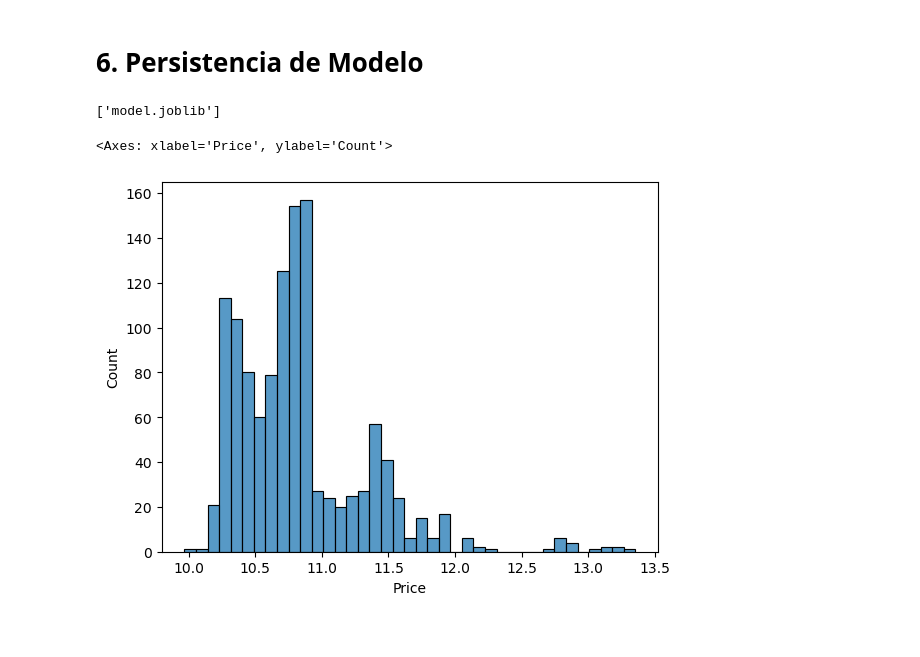
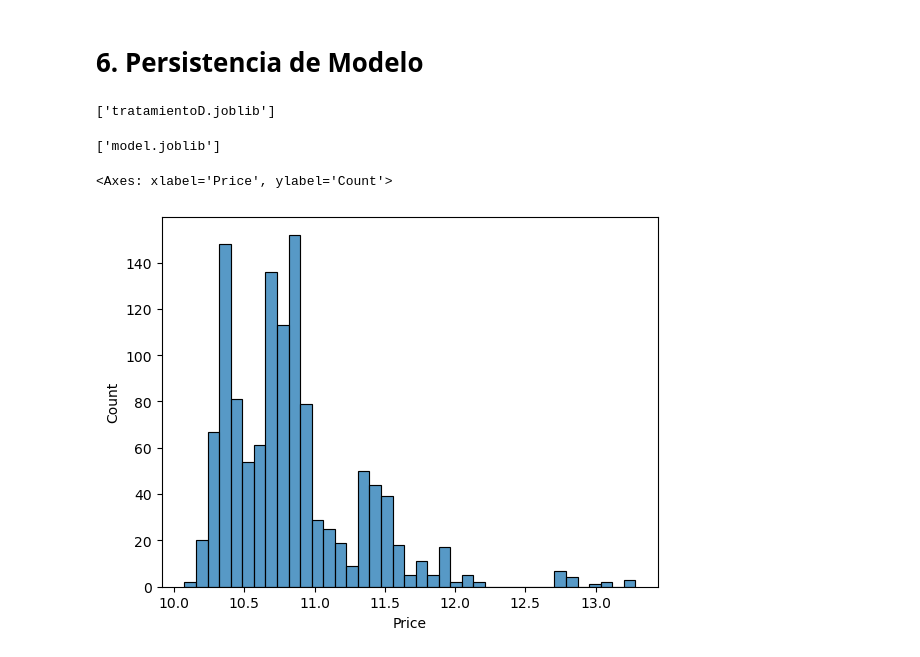
Before and after one commit to jf-garciam1/Lab-BI, a Jupyter notebook: Lab2/Lab2.ipynb, the cells around one changed output. Drawn from its saved outputs; the diff is of its cells as text; code cells hidden in the pictures.

Commit message:
agregado pipeline TD y archivo .joblib

```diff
--- a/Lab2/Lab2.ipynb
+++ b/Lab2/Lab2.ipynb
@@ -500,2 +550,13 @@ Quitar NaN
 # %% [markdown]
 # 4. Pipelines
+# %%
+# Crear la pipeline
+pipelineTD = Pipeline([
+    ("clip_columns", clip_columns_step),
+    ("replace_gpu_brand", replace_gpu_brand_step),
+    ("handle_nan", handle_nan_step),
+    ("Mape", map_gpu_brand_step),
+    ("remove_duplicates", remove_duplicates_step)
+])
+# %%
+df_pcT=pipelineTD.fit_transform(df_pc)
@@ -543,12 +616,12 @@ df_pc
 # %%
 # Calcular el valor mínimo y máximo de cada columna
 columnas_numericas = ["Weight","Ppi"]
-minimo = df_pc[columnas_numericas].min()
-maximo = df_pc[columnas_numericas].max()
+minimo = df_pcT[columnas_numericas].min()
+maximo = df_pcT[columnas_numericas].max()
 
 # Normalizar las columnas
-df_pc[columnas_numericas] = (df_pc[columnas_numericas] - minimo) / (maximo - minimo)
-df_pc
+df_pcT[columnas_numericas] = (df_pcT[columnas_numericas] - minimo) / (maximo - minimo)
+df_pcT
 # %% [output]
 |  | id | Company | TypeName | Ram | Weight | Price | TouchScreen | Ips | Ppi | Cpu_brand | ... |
 | 0 | 704 | Lenovo | Notebook | 4 | 0.191759 | 10.084809 | 0 | 0 | 0.031903 | Intel Core i3 | ... |
@@ -871,3 +966,7 @@ En este caso, podemos decir que se cumple de cierta manera el critero ya que par
+# %%
+dump(pipelineTD,filename)
+# %% [output]
+['tratamientoD.joblib']
 # %%
 filename = "model.joblib"
 # %%
@@ -877,9 +976,9 @@ dump(pipeline, filename)
 # %%
 pipeline_loaded = load(filename)
 # %%
-df_pc['Price'] = pipeline_loaded.predict(df_pc[features])
+df_pcT['Price'] = pipeline_loaded.predict(df_pcT[features])
 # %%
-sns.histplot(df_pc['Price'])
+sns.histplot(df_pcT['Price'])
 # %% [output]
 <Axes: xlabel='Price', ylabel='Count'>
-[figure, old version]
+[figure, new version]
```
Also changed, not shown: parts of 52 cells of this notebook.
